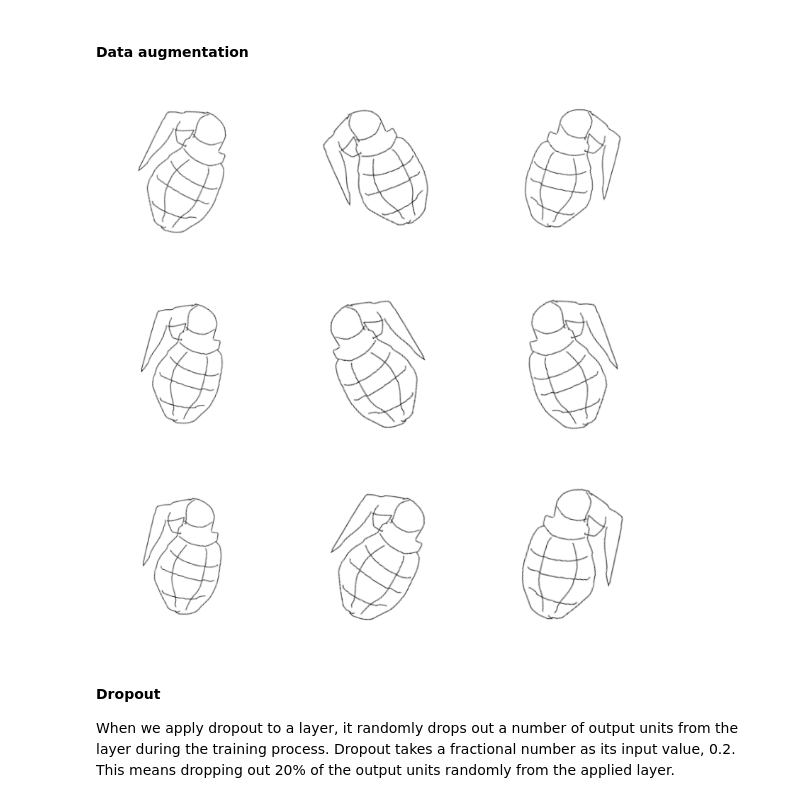
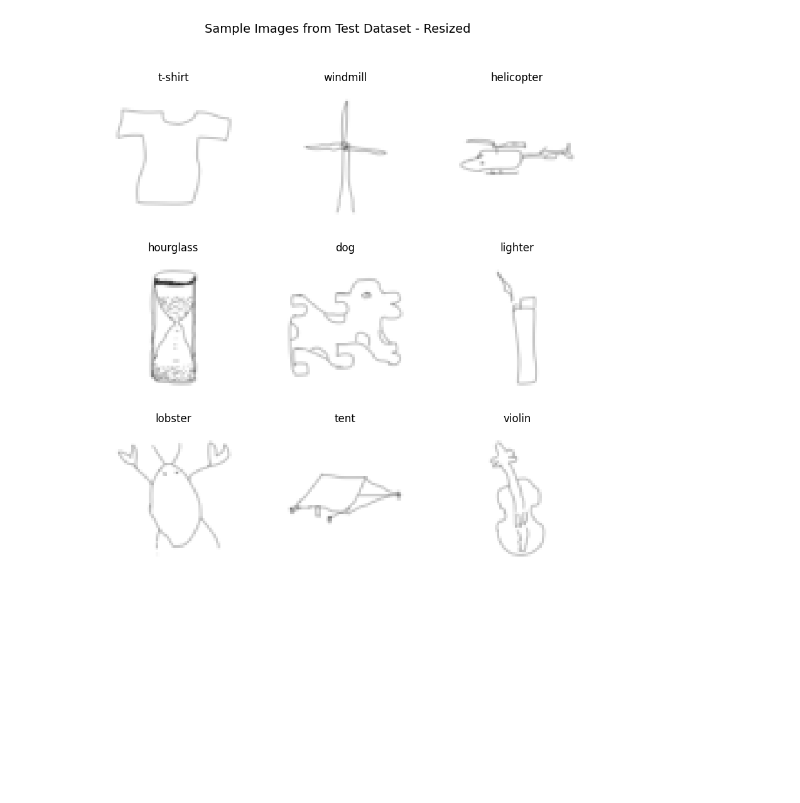
Before and after one commit to draganaZdravkovic/Free-Hand-Sketch-Recognition, a Jupyter notebook: main.ipynb, the cells around one changed output. Saved outputs shown, nothing was run; the diff lists cells and outputs as text; code cells hidden in the pictures; blank space fills up the shorter version.

```diff
--- a/main.ipynb
+++ b/main.ipynb
@@ -187,2 +86,0 @@ There are multiple ways to fight overfitting in the training process. We will us
-# %% [markdown]
-#### Data augmentation
@@ -200,13 +87,26 @@ data_augmentation = keras.Sequential(
-# %%
-plt.figure(figsize=(10, 10))
-for images, _ in train_ds.take(1):
-  for i in range(9):
-    augmented_images = data_augmentation(images)
-    ax = plt.subplot(3, 3, i + 1)
-    plt.imshow(augmented_images[0].numpy().astype("uint8"), cmap='gray')
-    plt.axis("off")
-# %% [output]
-[figure, removed]
-# %% [markdown]
-#### Dropout
-When we apply dropout to a layer, it randomly drops out a number of output units from the layer during the training process. Dropout takes a fractional number as its input value, 0.2. This means dropping out 20% of the output units randomly from the applied layer.
+# %%
+images, labels = next(iter(test_loader))
+# %%
+samples = list(zip(images, labels))
+samples = random.sample(samples, 9)
+
+mean = [norm_mean, norm_mean, norm_mean]
+std = [norm_stddev, norm_stddev, norm_stddev]
+
+plt.figure(figsize=(10, 10))
+i = 0
+for image, label in samples:
+    ax = plt.subplot(3, 3, i + 1)
+
+    img = image.numpy().transpose((1, 2, 0))
+    img = std * img + mean
+    img = np.clip(img, 0, 1)
+
+    plt.imshow(img, cmap='gray')
+    plt.title(train_dataset.dataset.classes[label.item()])
+    plt.axis("off")
+    i += 1
+plt.suptitle('Sample Images from Test Dataset - Resized', fontsize=14)
+plt.show()
+# %% [output]
+[figure, added]
```
Also changed, not shown: parts of 30 cells of this notebook, 2 other files.
